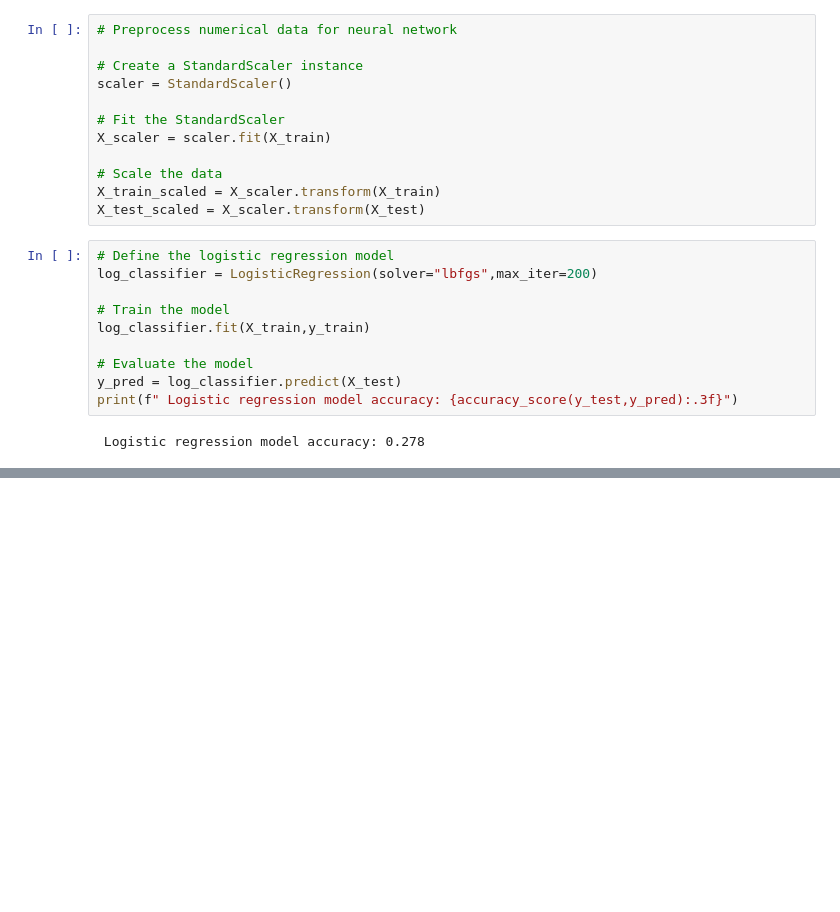
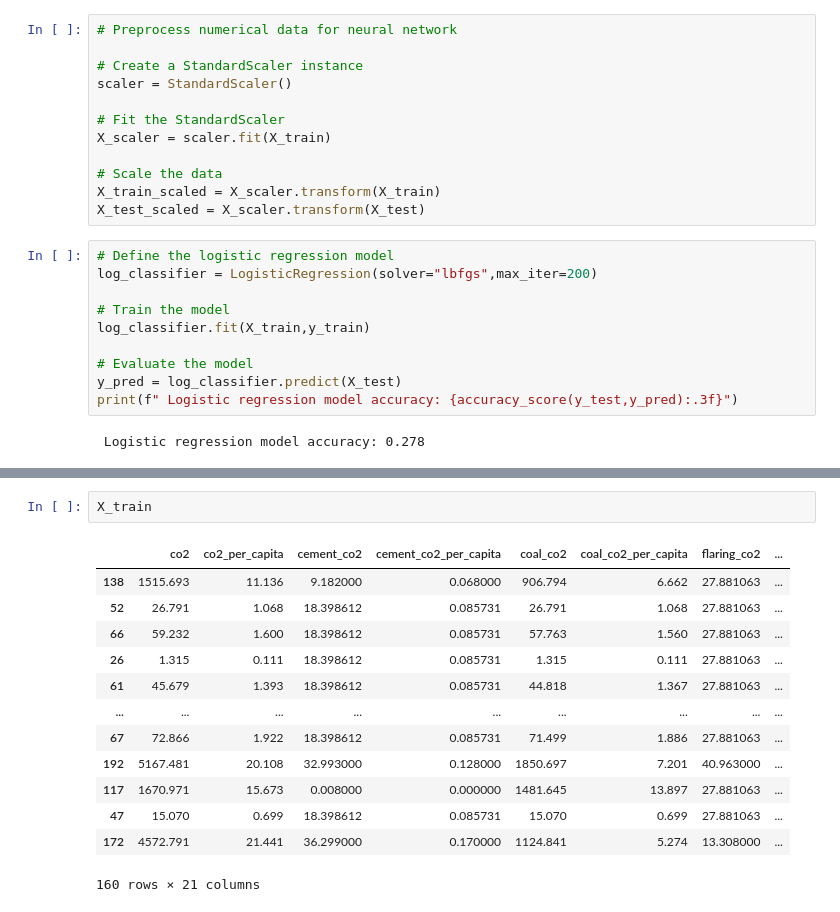
Before and after one commit to moesteelo/Predicting-Temperature-with-CO2-Data, a Jupyter notebook: Machine Learning Process /Supervised_Machine_Learning_CO2_Data.ipynb, the cells around one changed output, grey strips where cells are left out. Drawn from its saved outputs; the diff is of its cells as text; blank space fills up the shorter version.

```diff
--- a/Jupyter Notebook/Supervised_Machine_Learning_CO2_Data.ipynb
+++ b/Machine Learning Process /Supervised_Machine_Learning_CO2_Data.ipynb
@@ -190,0 +225,16 @@ ValueError: in user code:
+# %%
+X_train
+# %% [output]
+|  | co2 | co2_per_capita | cement_co2 | cement_co2_per_capita | coal_co2 | coal_co2_per_capita | flaring_co2 | ... |
+| 138 | 1515.693 | 11.136 | 9.182000 | 0.068000 | 906.794 | 6.662 | 27.881063 | ... |
+| 52 | 26.791 | 1.068 | 18.398612 | 0.085731 | 26.791 | 1.068 | 27.881063 | ... |
+| 66 | 59.232 | 1.600 | 18.398612 | 0.085731 | 57.763 | 1.560 | 27.881063 | ... |
+| 26 | 1.315 | 0.111 | 18.398612 | 0.085731 | 1.315 | 0.111 | 27.881063 | ... |
+| 61 | 45.679 | 1.393 | 18.398612 | 0.085731 | 44.818 | 1.367 | 27.881063 | ... |
+| ... | ... | ... | ... | ... | ... | ... | ... | ... |
+| 67 | 72.866 | 1.922 | 18.398612 | 0.085731 | 71.499 | 1.886 | 27.881063 | ... |
+| 192 | 5167.481 | 20.108 | 32.993000 | 0.128000 | 1850.697 | 7.201 | 40.963000 | ... |
+| 117 | 1670.971 | 15.673 | 0.008000 | 0.000000 | 1481.645 | 13.897 | 27.881063 | ... |
+| 47 | 15.070 | 0.699 | 18.398612 | 0.085731 | 15.070 | 0.699 | 27.881063 | ... |
+| 172 | 4572.791 | 21.441 | 36.299000 | 0.170000 | 1124.841 | 5.274 | 13.308000 | ... |
+160 rows × 21 columns
```
Also changed, not shown: parts of 8 cells of this notebook.
